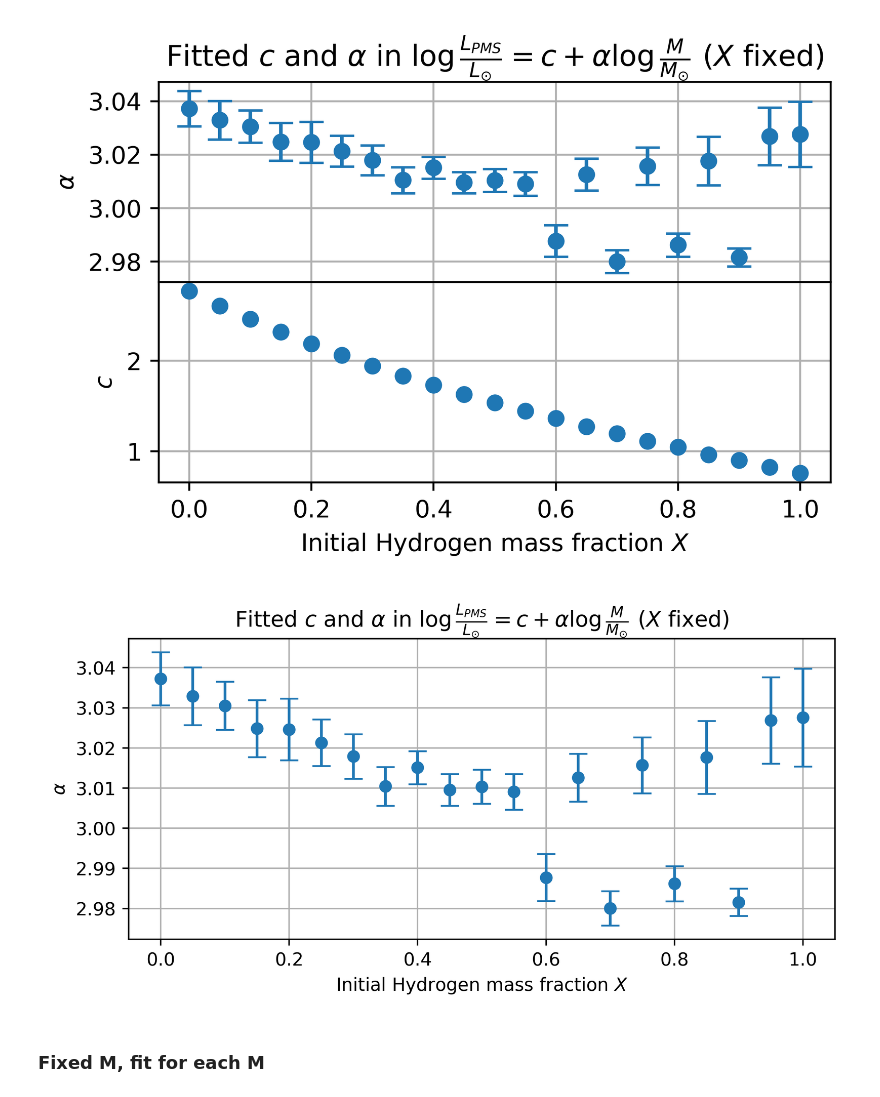
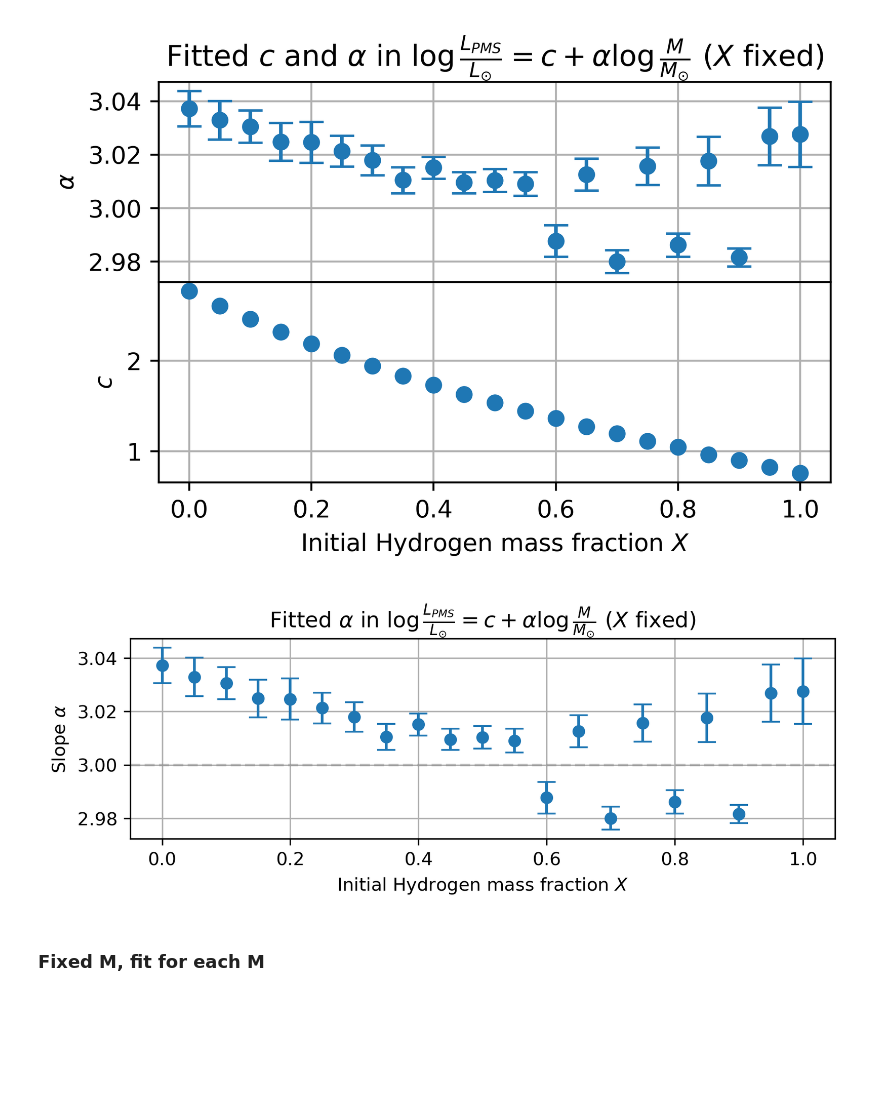
Before and after one commit to Jems-jl/Jems.jl, a Jupyter notebook: HomologyTesting/plots3 without Prad.ipynb, the cells around one changed output. Cells and saved outputs as stored; diff of their text form; code cells hidden in the pictures; blank space fills up the shorter version.

```diff
--- a/HomologyTesting/plots3 without Prad.ipynb
+++ b/HomologyTesting/plots3 without Prad.ipynb
@@ -111,7 +111,7 @@ class Grid:
         return Grid([track for track in self.tracks if track.X == X])
 
     def colors_and_shapes(self):
-        colors = plt.cm.gist_earth(np.linspace(0, 1, self.nb_logMs))
+        colors = plt.cm.gist_earth(np.linspace(0.0, 0.95, self.nb_logMs))
         colors = {np.round(logM,1):color for logM, color in zip(unique(self.logMs), colors)}
         shapes = ['o','s','*','X','D']
         shapes = {np.round(logM,1) : shapes[i%len(shapes)] for i, logM in enumerate(sorted(list(set(self.logMs))))}
@@ -126,23 +126,25 @@ class Grid:
         ax.invert_xaxis()
         return ax, colors, shapes
 
-    def plot_HRD(self, ax = None):
+    def plot_HRD(self, ax = None, color = None, **kwargs):
         ax, colors, shapes = self.HRD_things(ax)
         for track in self.tracks:
-            ax.plot(np.log10(track.history.T_surf), np.log10(track.history.L_surf), label=track.get_gridpoint())
+            color_used = color if (color is not None) else colors[track.logM]
+            ax.plot(np.log10(track.history.T_surf), np.log10(track.history.L_surf), label=track.get_gridpoint(), color = color_used, **kwargs )
             if track.ZAMS_index != None:
-                ax.scatter(np.log10(track.history.T_surf[track.ZAMS_index]), np.log10(track.history.L_surf[track.ZAMS_index]))
+                ax.scatter(np.log10(track.history.T_surf[track.ZAMS_index]), np.log10(track.history.L_surf[track.ZAMS_index]), color= color_used )
         return ax
 
-    def plot_HRD_PMS(self, ax=None):
+    def plot_HRD_PMS(self, ax=None, color = None, **kwargs):
         ax, colors, shapes = self.HRD_things(ax)
         if ax == None: fig, ax = plt.subplots()
         for index, track in enumerate(self.tracks):
+            color_used = color if (color is not None) else colors[track.logM]
             if track.ZAMS_index == None:
                 continue
-            ax.plot(np.log10(track.history.T_surf[0:track.ZAMS_index]), np.log10(track.history.L_surf[0:track.ZAMS_index]), color = colors[track.logM])
+            ax.plot(np.log10(track.history.T_surf[0:track.ZAMS_index]), np.log10(track.history.L_surf[0:track.ZAMS_index]), color = color_used, **kwargs)
             #scatter zams
-            ax.scatter(np.log10(track.history.T_surf[track.ZAMS_index]), np.log10(track.history.L_surf[track.ZAMS_index]), color = colors[track.logM], marker = shapes[track.logM])
+            ax.scatter(np.log10(track.history.T_surf[track.ZAMS_index]), np.log10(track.history.L_surf[track.ZAMS_index]), color = color_used, **kwargs)
         return ax
 
     def plot_grid(self, ax = None ):
@@ -190,0 +190,10 @@ Grid with 21 tracks
+# %%
+fig, axes = plt.subplots(1,2, figsize=(10,4),dpi=50)
+grid = totalGrid.collapse_grid_X(0.7)
+color = grid.colors_and_shapes()[0][0.0]
+grid.plot_HRD(axes[0])
+axes[0].grid()
+totalGrid.collapse_grid_logM(0.0).plot_HRD_PMS(axes[1], color=color)
+axes[0].set_title('$X = 0.7$')
+axes[1].set_title('$\log(M/M_{\odot}) = 0.0$')
+axes[1].grid()
@@ -448,17 +460,18 @@ Grid with 18 tracks
 <matplotlib.collections.PathCollection at 0x...>
 [figure]
 # %%
-fig, axes = plt.subplots(1,1, figsize = (7,3), dpi = 500,sharex=True)
+fig, axes = plt.subplots(1,1, figsize = (7,2), dpi = 300,sharex=True)
 #remove witespace between subplots
 fig.subplots_adjust(hspace=0.0)
 axes.errorbar(actualXrange, [alpha.value for alpha in alphas],yerr = [alpha.stderr for alpha in alphas], fmt = 'o', capsize=5)
 #axes[0].axhline(3.0, ls='--')
-axes.set_ylabel('$\\alpha$')
-axes.set_title('Fitted $c$ and $\\alpha$ in $\log \\frac{L_{PMS}}{L_{\odot}} = c + \\alpha \log \\frac{M}{M_{\odot}}$ ($X$ fixed)')
+axes.set_ylabel('Slope $\\alpha$')
+axes.set_title('Fitted $\\alpha$ in $\log \\frac{L_{PMS}}{L_{\odot}} = c + \\alpha \log \\frac{M}{M_{\odot}}$ ($X$ fixed)')
 axes.set_xlabel('Initial Hydrogen mass fraction $X$')
+axes.axhline(3.0, ls='--',color='gray',alpha=0.4)
 axes.grid()
 # %% [output]
-[figure, old version]
+[figure, new version]
 # %% [markdown]
 ### Fixed M, fit for each M
 # %% [markdown]
```
Also changed, not shown: parts of 7 cells of this notebook, 1 other file.
